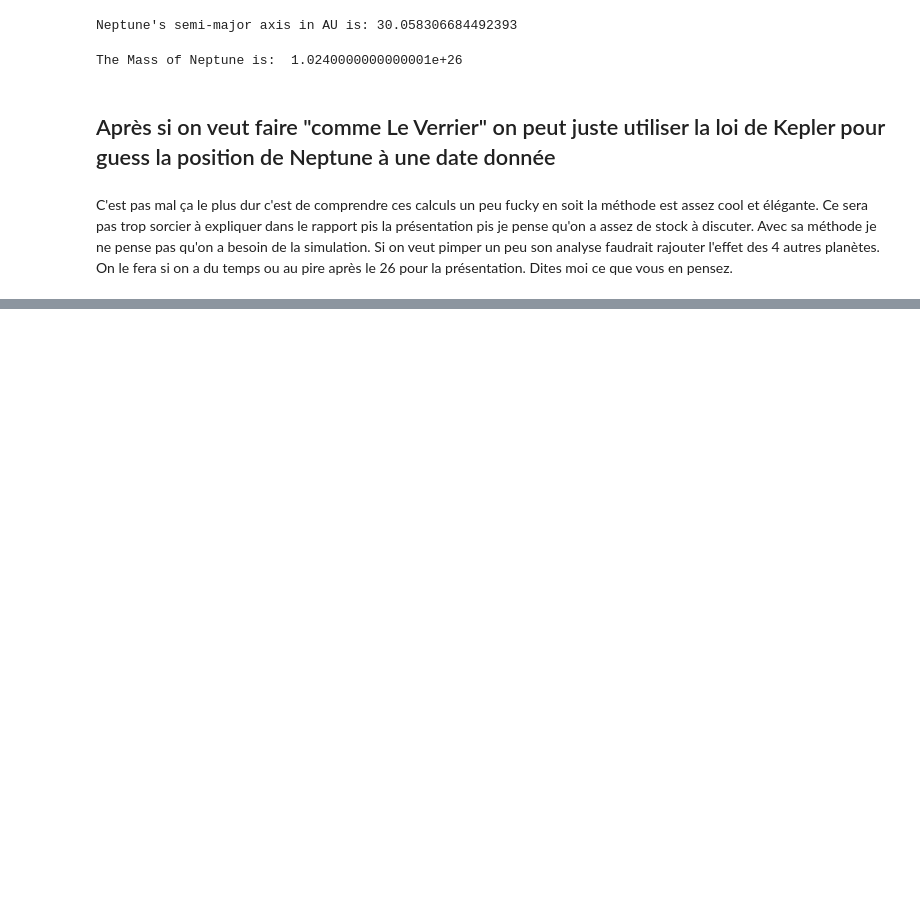
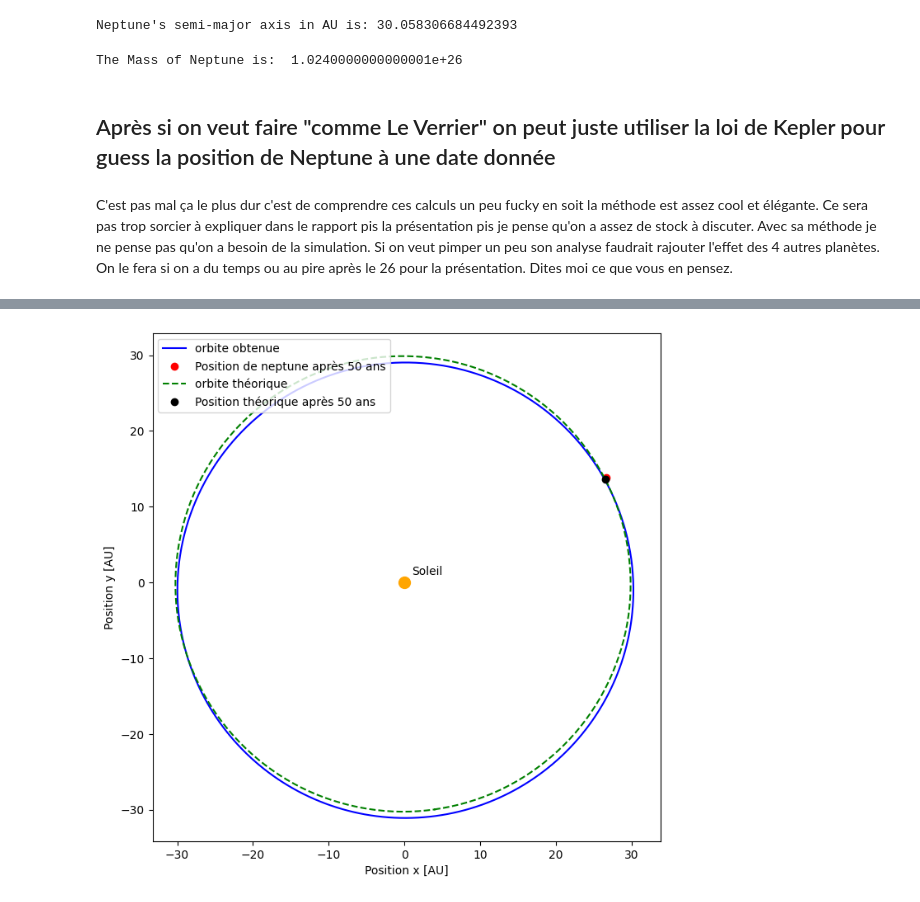
Before and after one commit to BETRU21/PhysNum, a Jupyter notebook: projet/Neptune_Motion copy.ipynb, the cells around one changed output, grey strips where cells are left out. Drawn from its saved outputs; the diff is of its cells as text; code cells hidden in the pictures; blank space fills up the shorter version.

```diff
--- a/projet/Neptune_Motion copy.ipynb
+++ b/projet/Neptune_Motion copy.ipynb
@@ -567,0 +580,21 @@ plt.show()
+# %%
+# Pos 50 ans plus tard
+# Faire animation pour la présentation si on a le temps
+
+t_temp = np.abs(t-t[ind]-50)
+ind2 = np.argmin(t_temp)
+
+fig = plt.figure(figsize=(12,8))
+plt.plot(r*np.cos(theta), r*np.sin(theta), 'b-', label='orbite obtenue')
+plt.plot(r[ind2]*np.cos(theta[ind2]), r[ind]*np.sin(theta[ind2]), 'ro', label = 'Position de neptune après 50 ans')
+plt.plot(Nx2, Ny2, 'g--', label = 'orbite théorique')
+plt.plot(Nx2[50], Ny2[50], 'ko', label = 'Position théorique après 50 ans')
+plt.plot(0,0, 'orange', marker='o', markersize=10)
+plt.text(1, 1, 'Soleil')
+plt.xlabel('Position x [AU]')
+plt.ylabel('Position y [AU]')
+plt.axis('square')
+plt.legend(loc='upper left')
+plt.show()
+# %% [output]
+[figure, added]
```
Also changed, not shown: parts of 2 cells of this notebook.
